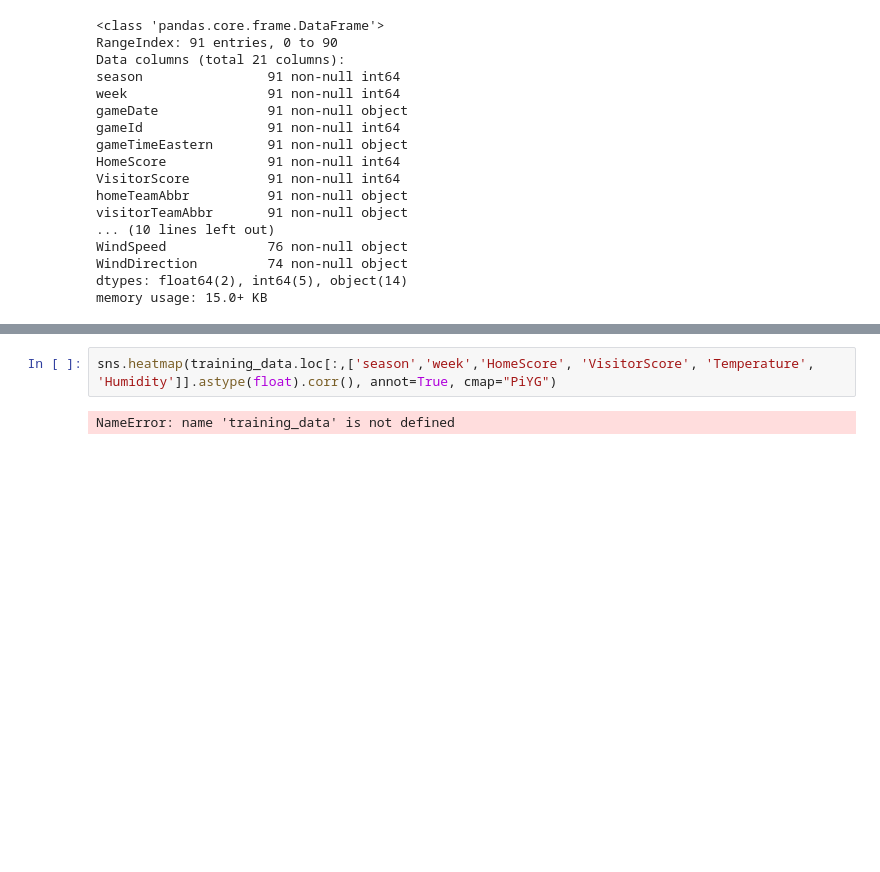
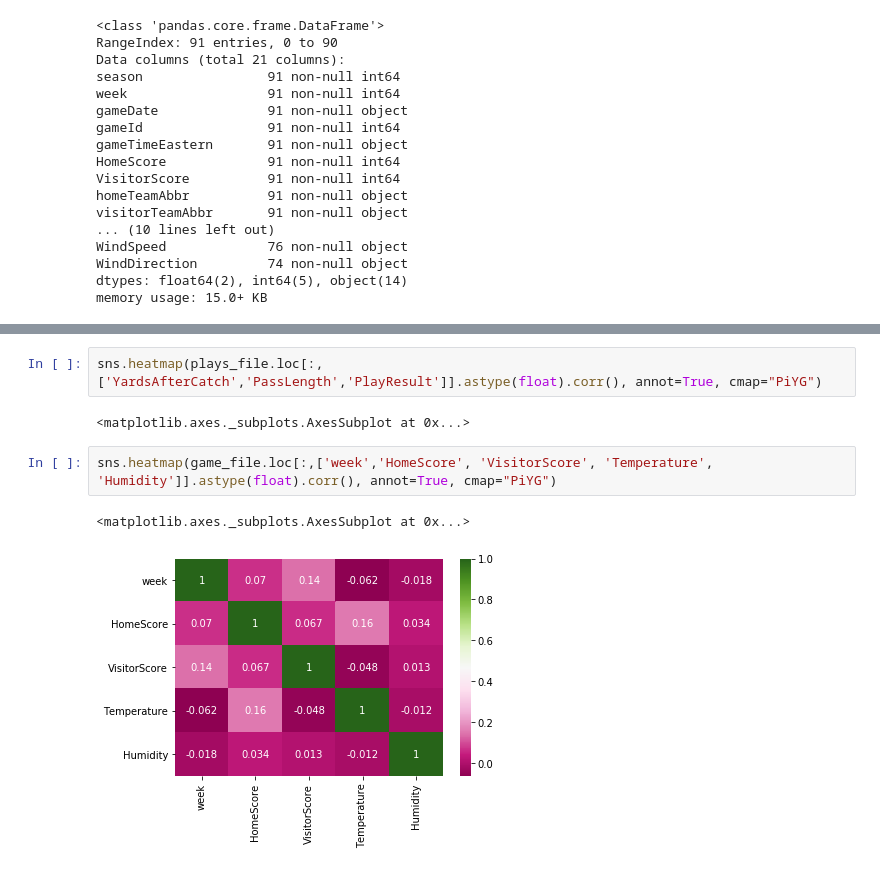
Before and after one commit to SomeMoosery/Big-Data-Bowl, a Jupyter notebook: Project.ipynb, the cells around one changed output, grey strips where cells are left out. Saved outputs shown, nothing was run; the diff lists cells and outputs as text; blank space fills up the shorter version.

```diff
--- a/Project.ipynb
+++ b/Project.ipynb
@@ -207,4 +237,9 @@ memory usage: 15.0+ KB
+# %%
+sns.heatmap(plays_file.loc[:,['YardsAfterCatch','PassLength','PlayResult']].astype(float).corr(), annot=True, cmap="PiYG")
+# %% [output]
+<matplotlib.axes._subplots.AxesSubplot at 0x...>
 # %%
-sns.heatmap(training_data.loc[:,['season','week','HomeScore', 'VisitorScore', 'Temperature', 'Humidity']].astype(float).corr(), annot=True, cmap="PiYG")
+sns.heatmap(game_file.loc[:,['week','HomeScore', 'VisitorScore', 'Temperature', 'Humidity']].astype(float).corr(), annot=True, cmap="PiYG")
 # %% [output]
-NameError: name 'training_data' is not defined
+<matplotlib.axes._subplots.AxesSubplot at 0x...>
+[figure, added]
```
Also changed, not shown: parts of 2 cells of this notebook.
